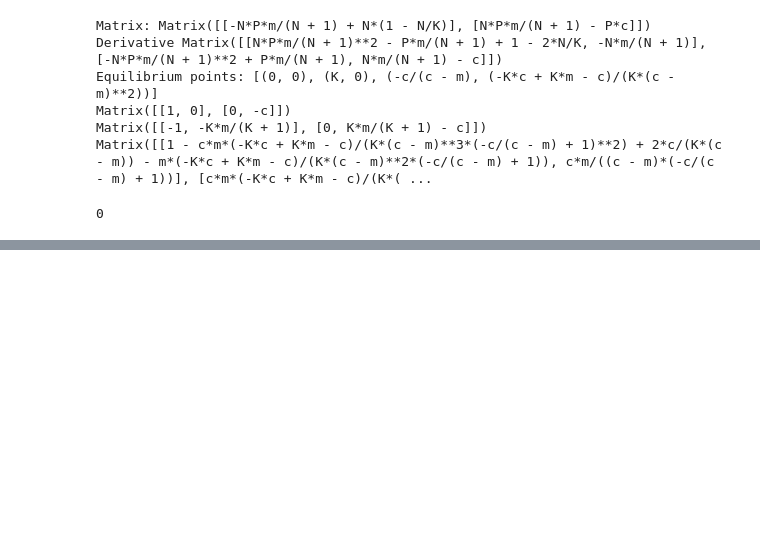
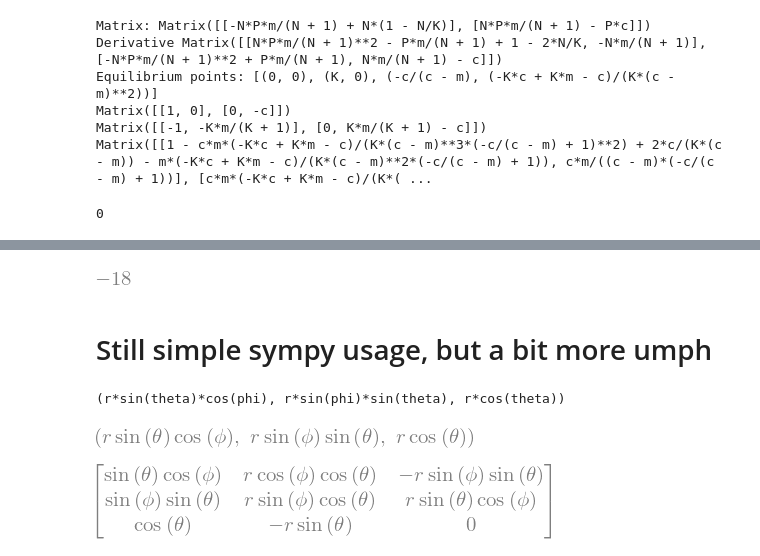
Before and after one commit to jackbullen/Math-248, a Jupyter notebook: Labs/Week 10/Lab-30-Nov-1.ipynb, the cells around one changed output, grey strips where cells are left out. Drawn from its saved outputs; the diff is of its cells as text; code cells hidden in the pictures; blank space fills up the shorter version.

```diff
--- a/Labs/Week 10/Lab-30-Nov-1.ipynb
+++ b/Labs/Week 10/Lab-30-Nov-1.ipynb
@@ -209,0 +220,19 @@ Matrix([[1 - c*m*(-K*c + K*m - c)/(K*(c - m)**3*(-c/(c - m) + 1)**2) + 2*c/(K*(c
+# %%
+from sympy.utilities.lambdify import lambdify
+
+# another way to eval functino is using lambdify function,
+# makes it so we need not use the subs  function everytime,
+# and instead just call like a regular  function
+
+# i believe it is faster to use lambdify, but i am not sure,
+# check this out later in the docs
+
+# for this simple function it doesn't matter.
+# but the future of math is right in front of you.
+
+func = lambdify((i, j, k), f)
+func(1, 2, 3)
+# %% [output]
+[figure, added]
+# %% [markdown]
+# Still simple sympy usage, but a bit more umph
@@ -209,0 +241,8 @@ Matrix([[1 - c*m*(-K*c + K*m - c)/(K*(c - m)**3*(-c/(c - m) + 1)**2) + 2*c/(K*(c
+# %%
+from sympy import sin, cos, tan, cot, sec, csc, asin, acos, atan, acot, asec, acsc
+
+x = r*sin(theta)*cos(phi)
+y = r*sin(theta)*sin(phi)
+z = r*cos(theta)
+# %% [output]
+(r*sin(theta)*cos(phi), r*sin(phi)*sin(theta), r*cos(theta))
@@ -209,0 +252,9 @@ Matrix([[1 - c*m*(-K*c + K*m - c)/(K*(c - m)**3*(-c/(c - m) + 1)**2) + 2*c/(K*(c
+# %%
+x,y,z
+# %% [output]
+[figure, added]
+# %%
+from sympy import Matrix
+Matrix([x, y, z]).jacobian([r, theta, phi])
+# %% [output]
+[figure, added]
```
Also changed, not shown: parts of 4 cells of this notebook.
